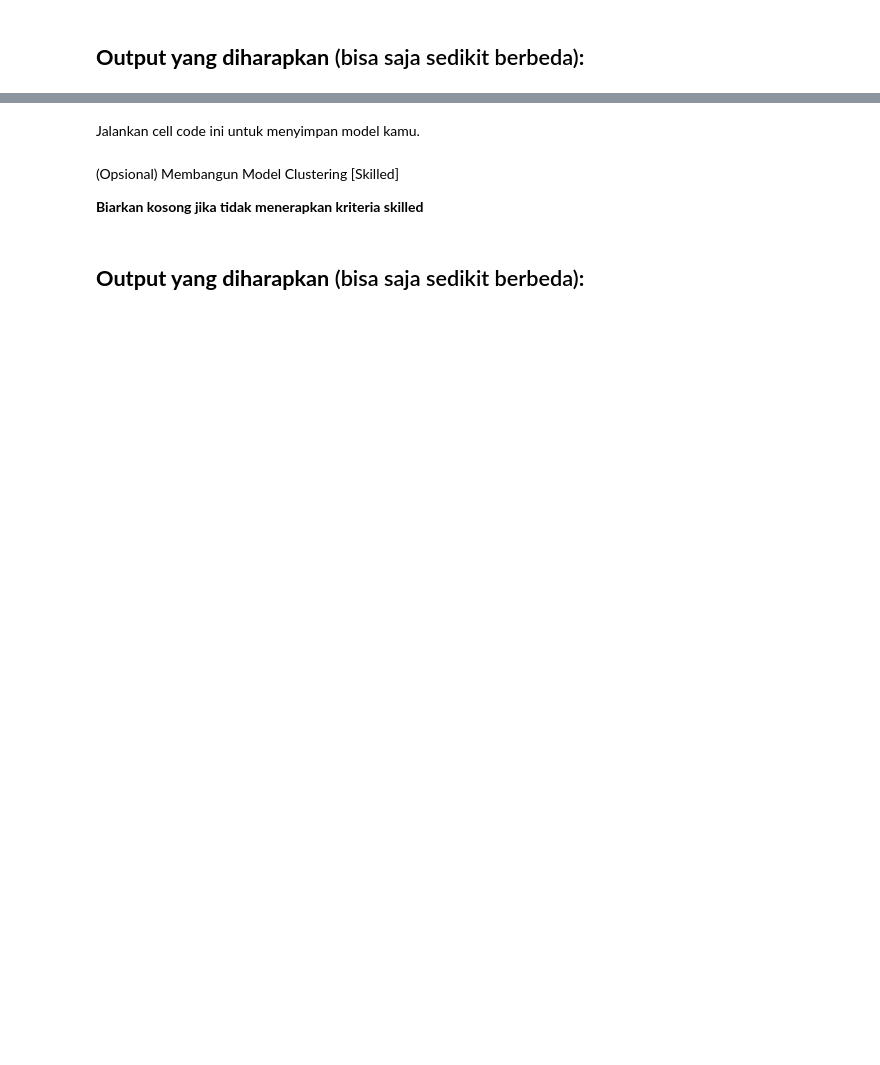
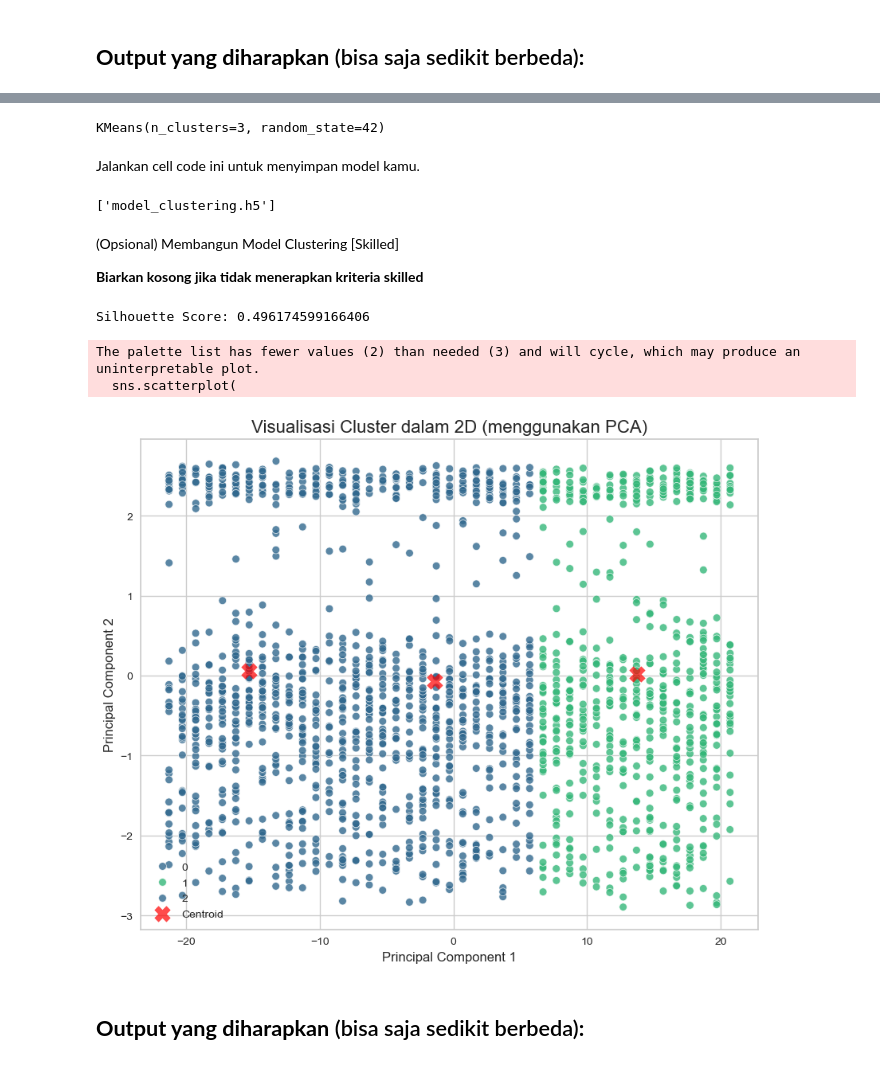
Before and after one commit to Trid3nz/ML-DICODING, a Jupyter notebook: [Clustering]_Submission_Akhir_BMLP_Tristan_Nafi_Agung_Kurniawan.ipynb, the cells around one changed output, grey strips where cells are left out. Drawn from its saved outputs; the diff is of its cells as text; code cells hidden in the pictures; blank space fills up the shorter version.

```diff
--- a/[Clustering]_Submission_Akhir_BMLP_Tristan_Nafi_Agung_Kurniawan.ipynb
+++ b/[Clustering]_Submission_Akhir_BMLP_Tristan_Nafi_Agung_Kurniawan.ipynb
@@ -633,12 +632,14 @@ YellowbrickTypeError: The supplied model is not a clustering estimator; try a cl
 
 # Buat (instantiate) objek model KMeans
 #  - Tentukan jumlah cluster (n_clusters)
-model = ________(n_clusters=________, random_state=42)
+model =KMeans(n_clusters=3, random_state=42)
 
 # Latih (fit) model dengan data Anda (df)
-model.________(df)
+model.fit(df)
 
 ### SELESAI CODE ###
+# %% [output]
+KMeans(n_clusters=3, random_state=42)
 # %% [markdown]
 Jalankan cell code ini untuk menyimpan model kamu.
 # %%
@@ -647,9 +648,11 @@ Jalankan cell code ini untuk menyimpan model kamu.
 ### MULAI CODE ###
 
 # Simpan model clustering yang sudah dilatih
-________.dump(________, "model_clustering.h5")
+joblib.dump(model, "model_clustering.h5")
 
 ### SELESAI CODE ###
+# %% [output]
+['model_clustering.h5']
 # %% [markdown]
 (Opsional) Membangun Model Clustering [Skilled]
 
@@ -660,53 +663,59 @@ ________.dump(________, "model_clustering.h5")
 ### MULAI CODE ###
 
 # Dapatkan hasil (label) cluster dari model 'kmeans' yang telah di-fit
-labels = kmeans.________
+labels = model.labels_
 
 # Panggil fungsi untuk menghitung silhouette score
-score = ________(df, ________)
+score = silhouette_score(df, labels)
 
 # Cetak skornya
 print("Silhouette Score:", score)
 
 ### SELESAI CODE ###
+# %% [output]
+Silhouette Score: 0.496174599166406
 # %%
 # Membuat visualisasi hasil clustering
 
 ### MULAI CODE ###
 
 # Buat (instantiate) objek PCA untuk 2 komponen (n_components=2)
-pca = ________(n_components=________)
+pca = PCA(n_components=2)
 
 # Terapkan (fit) PCA ke data 'df' dan transformasikan data tersebut
-df_pca = pca.________(df)
+df_pca = pca.fit_transform(df)
 
 # Buat DataFrame baru 'df_pca' dari hasil transformasi
 df_pca = pd.DataFrame(data=df_pca, columns=['Principal Component 1', 'Principal Component 2'])
 
 # Tambahkan kolom 'Cluster' ke 'df_pca' menggunakan 'labels'(variabel dari hasil 'kmeans.labels_' sebelumnya)
-df_pca['Cluster'] = ________
+df_pca['Cluster'] = labels
 
 # Buat scatter plot menggunakan Seaborn
 plt.figure(figsize=(10, 8))
-sns.________(
+sns.scatterplot(
     x='Principal Component 1',
     y='Principal Component 2',
-    ________='Cluster',  # Warnai titik berdasarkan kolom 'Cluster'
+    hue='Cluster',  # Warnai titik berdasarkan kolom 'Cluster'
     palette=sns.color_palette("viridis", n_colors=2),
     data=df_pca,
     legend="full",
     alpha=0.8
 )
 
 ### SELESAI CODE ###
 
 plt.title('Visualisasi Cluster dalam 2D (menggunakan PCA)', fontsize=16)
 plt.xlabel('Principal Component 1', fontsize=12)
 plt.ylabel('Principal Component 2', fontsize=12)
-centers = pca.transform(kmeans.cluster_centers_)
+centers = pca.transform(model.cluster_centers_)
 plt.scatter(centers[:, 0], centers[:, 1], c='red', s=200, alpha=0.7, marker='X', label='Centroid')
 plt.legend()
 plt.show()
+# %% [output]
+The palette list has fewer values (2) than needed (3) and will cycle, which may produce an uninterpretable plot.
+  sns.scatterplot(
+[figure, added]
 # %% [markdown]
 ## **Output yang diharapkan** (bisa saja sedikit berbeda)**:**
 # %% [markdown]
```
Also changed, not shown: parts of 14 cells of this notebook, 7 other files.
